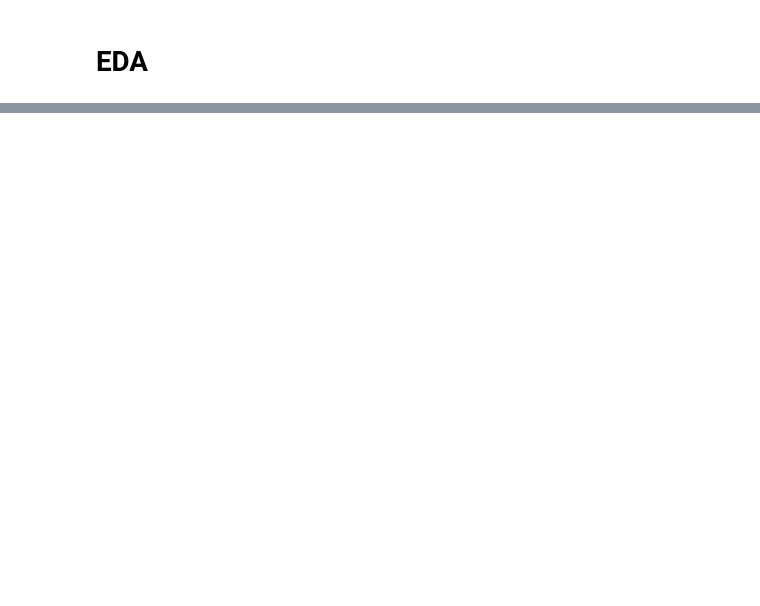
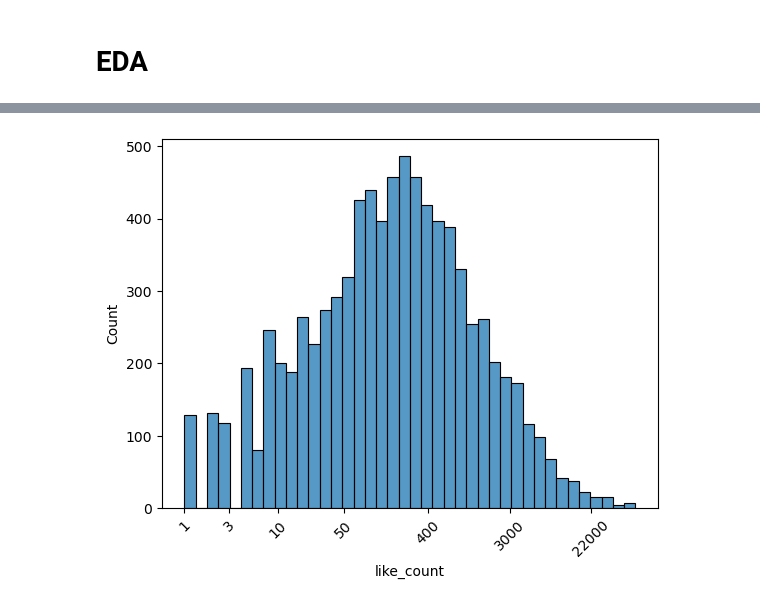
Before and after one commit to LHide14/YouTube-Analytics, a Jupyter notebook: Analytics_EDA.ipynb, the cells around one changed output, grey strips where cells are left out. Cells and saved outputs as stored; diff of their text form; code cells hidden in the pictures; blank space fills up the shorter version.

```diff
--- a/Analytics_EDA.ipynb
+++ b/Analytics_EDA.ipynb
@@ -131,0 +171,14 @@ df_one_month_ago.describe().round(2)
+# %%
+# convert like count back to the exponentiation values (original scale)
+
+log_data = np.log(df['like_count'])
+sns.histplot(data=log_data)
+# Customize the x-axis ticks
+custom_ticks = [1, 3, 10, 50, 400, 3000, 22000]
+exp_ticks = np.exp(plt.xticks()[0])
+# Convert log scale to original scale
+plt.xticks(np.log(custom_ticks), custom_ticks, rotation=45)
+
+plt.show()
+# %% [output]
+[figure, added]
```
Also changed, not shown: parts of 19 cells of this notebook.
